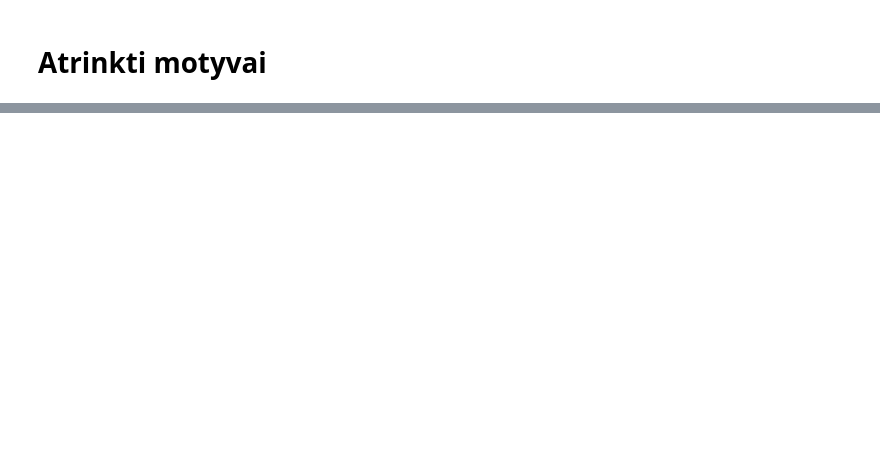
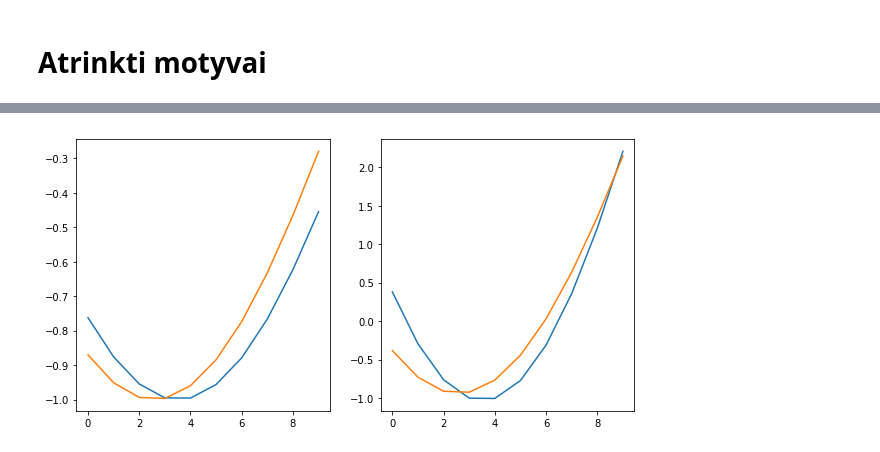
Before and after one commit to alpha358/audio_motif_search, a Jupyter notebook: analyse_two_series.ipynb, the cells around one changed output, grey strips where cells are left out. Cells and saved outputs as stored; diff of their text form; code cells hidden in the pictures; blank space fills up the shorter version.

```diff
--- a/analyse_two_series.ipynb
+++ b/analyse_two_series.ipynb
@@ -149,0 +160,6 @@ play_motifs(idx_1, idx_2, motif_len, samplesA, samplesB)
+# %%
+idx_1, idx_2, distanceL2 = top_motifs(m_profile, m_idx, N=40, min_distance=0)
+# %%
+inspect_motifs(y,y,idx_1[0], idx_2[0], 10)
+# %% [output]
+[figure, added]
```
Also changed, not shown: parts of 16 cells of this notebook, 1 other file.
